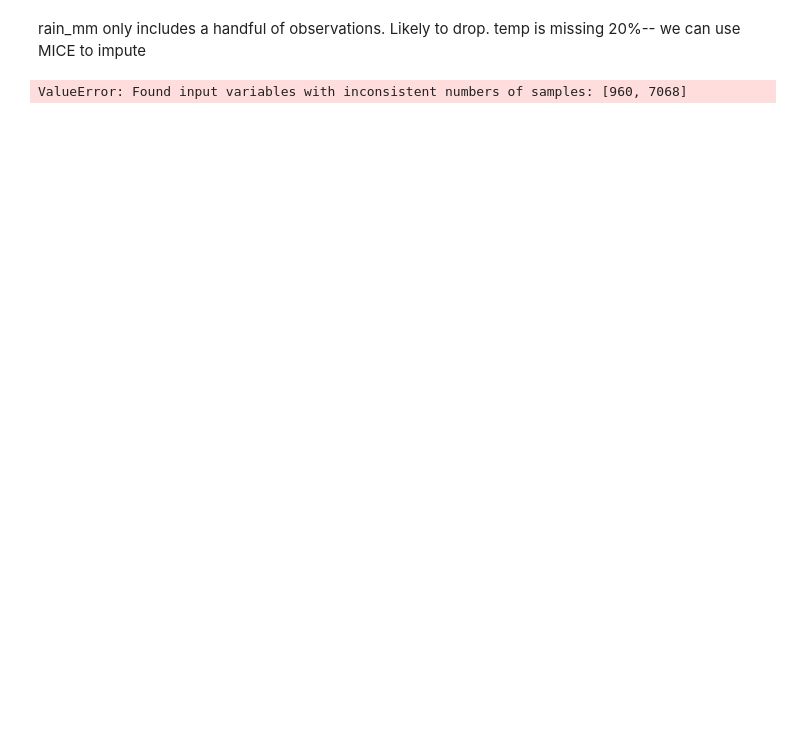
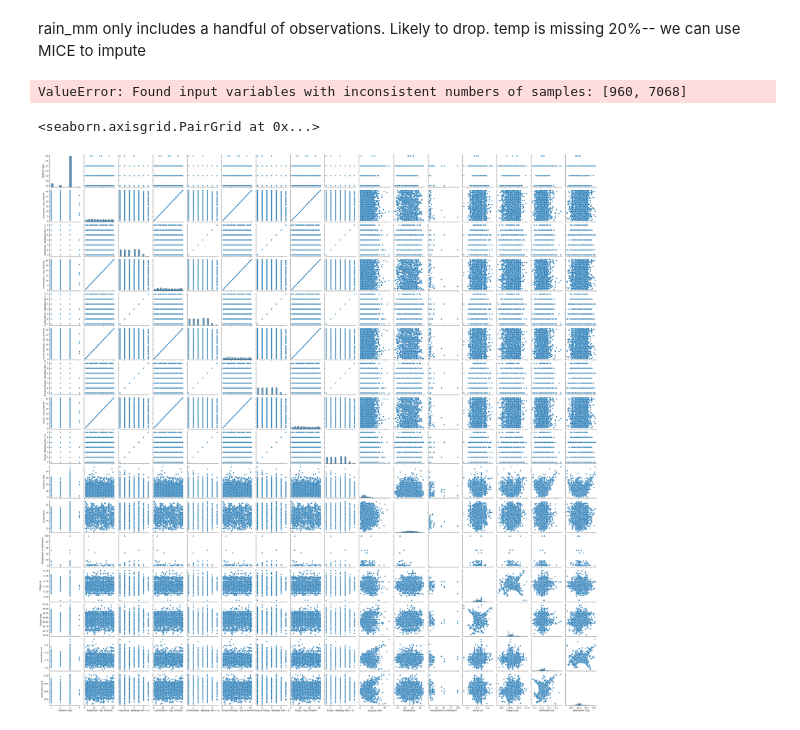
Before and after one commit to nelson-lojo/motor-bi-X, a Jupyter notebook: notebook_Alex.ipynb, the cells around one changed output. Saved outputs shown, nothing was run; the diff lists cells and outputs as text; code cells hidden in the pictures; blank space fills up the shorter version.

Commit message:
added seaborn pairplot

```diff
--- a/notebook_Alex.ipynb
+++ b/notebook_Alex.ipynb
@@ -178,3 +175,8 @@ y = sampsub["transit_time"]
 y_train, y_test = train_test_split(x, y, test_size = 0.2, random_state = 100)
 # %% [output]
 ValueError: Found input variables with inconsistent numbers of samples: [960, 7068]
+# %%
+sns.pairplot(test)
+# %% [output]
+<seaborn.axisgrid.PairGrid at 0x...>
+[figure, added]
```
Also changed, not shown: parts of 2 cells of this notebook.
